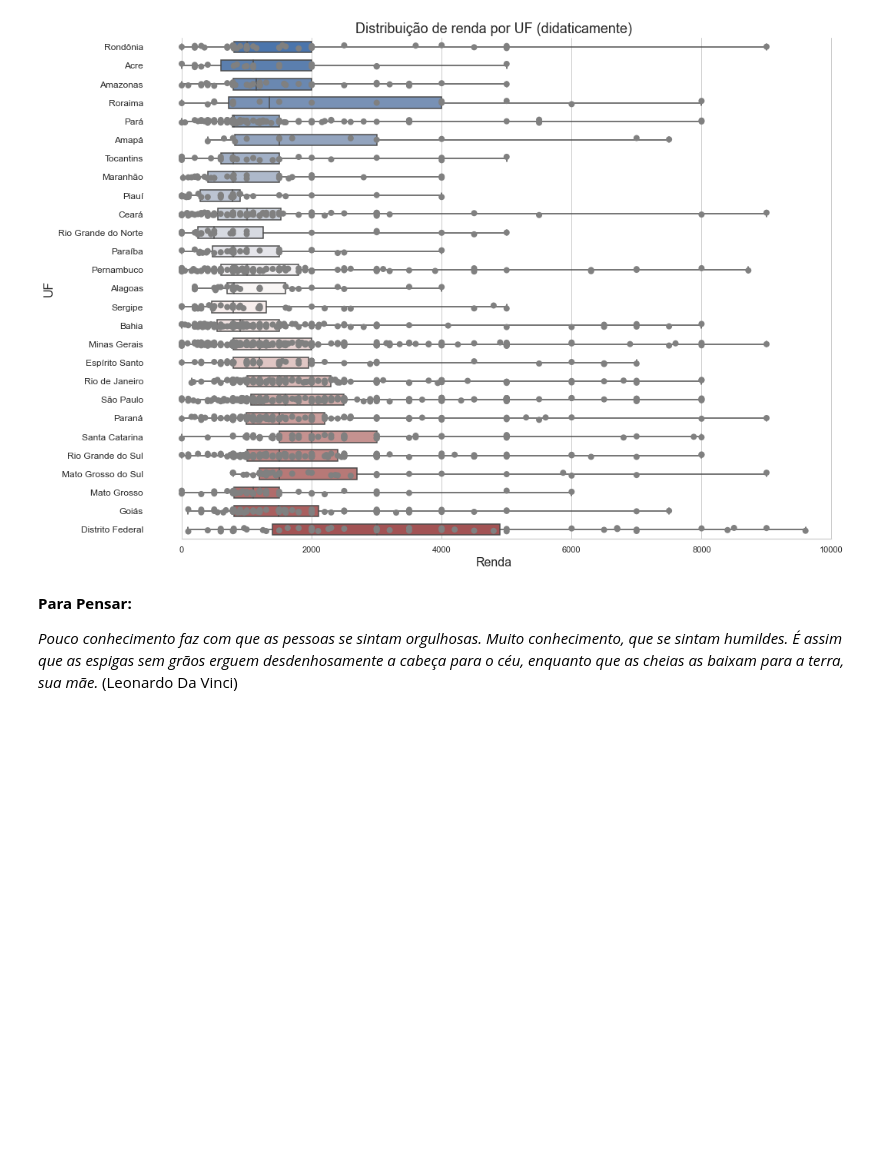
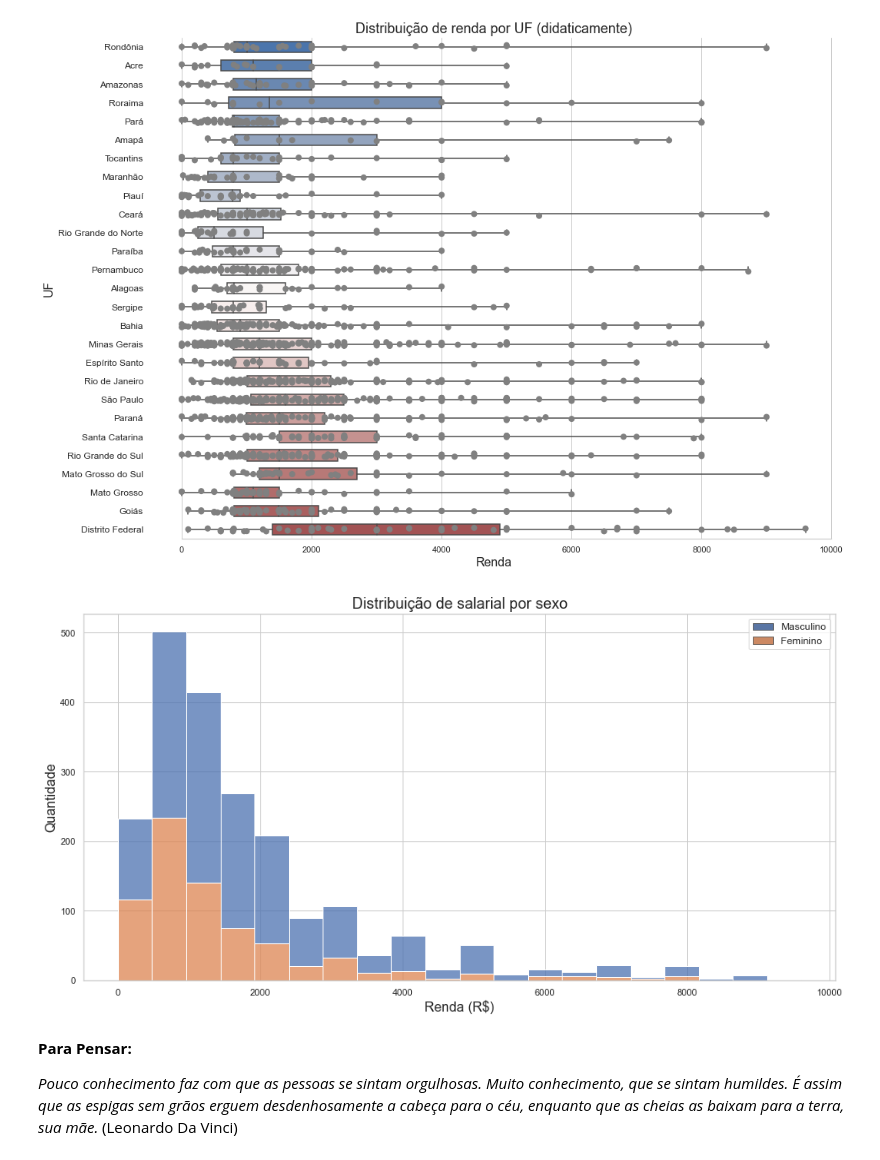
Before and after one commit to ziggy-data/Estatistica_IBGE, a Jupyter notebook: Trababalho_faculdade.ipynb, the cells around one changed output. Saved outputs shown, nothing was run; the diff lists cells and outputs as text; code cells hidden in the pictures; blank space fills up the shorter version.

Commit message:
adicionando um histplot

```diff
--- a/Trababalho_faculdade.ipynb
+++ b/Trababalho_faculdade.ipynb
@@ -796,6 +796,16 @@ sns.despine(trim=True, left=True)
 plt.show()
 # %% [output]
 [figure]
+# %%
+plt.figure(figsize=(16,8))
+hist = sns.histplot(data = dados.query("Renda < 10000 and Idade == 50"), x='Renda', hue='Sexo', multiple='stack', bins=20)
+hist.legend(handles,['Masculino','Feminino'], fontsize=12)
+hist.set_xlabel('Renda (R$)', fontsize=16)
+hist.set_ylabel('Quantidade', fontsize=16)
+hist.set_title('Distribuição de salarial por sexo', fontsize=18)
+plt.show()
+# %% [output]
+[figure, added]
 # %% [markdown]
 <strong> Para Pensar: </strong>
 
```
Also changed, not shown: parts of 1 cell of this notebook.
